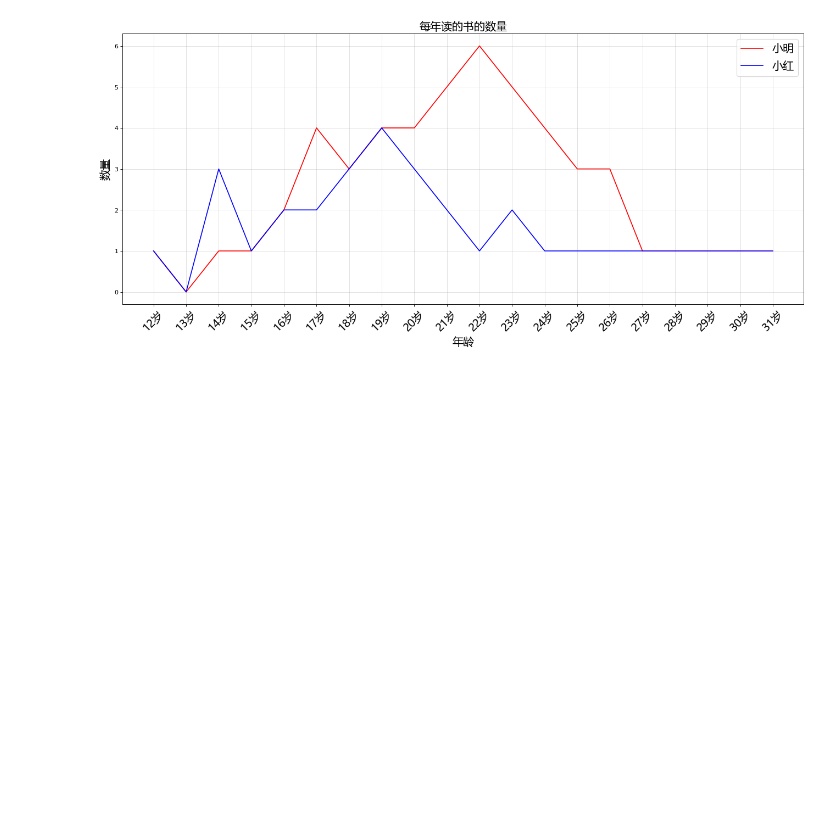
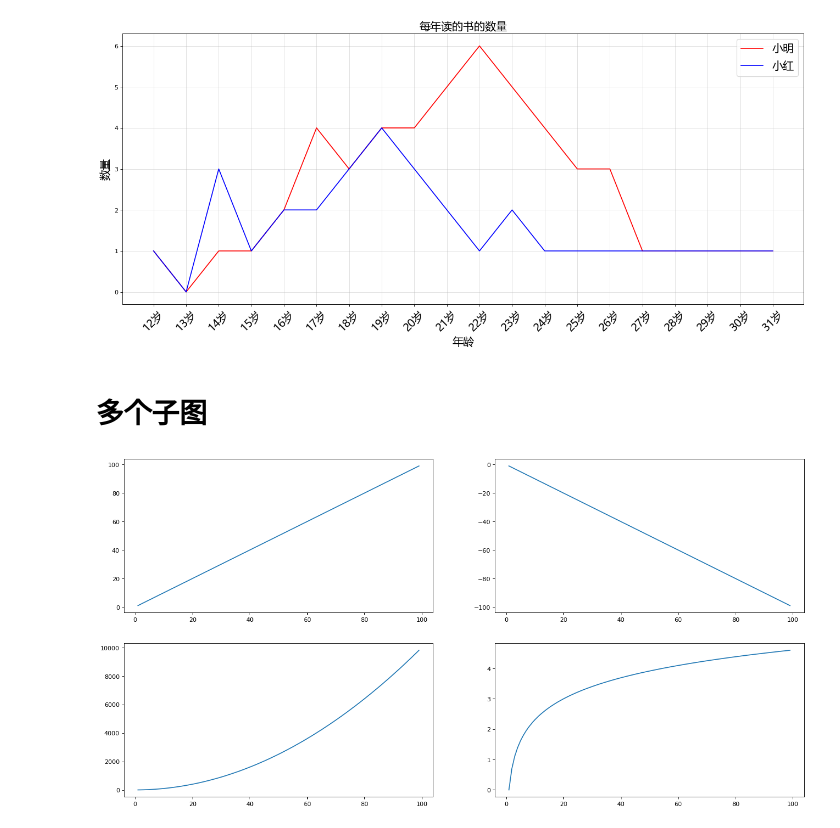
Before and after one commit to yuyinbo/path-to-deeplearning, a Jupyter notebook: 02_data_analysis/day8/matplotlib.ipynb, the cells around one changed output. Cells and saved outputs as stored; diff of their text form; code cells hidden in the pictures; blank space fills up the shorter version.

Commit message:
update: matplotlib, numpy and pandas exercises

```diff
--- a/02_data_analysis/day8/matplotlib.ipynb
+++ b/02_data_analysis/day8/matplotlib.ipynb
@@ -88,3 +89,26 @@ plt.legend(prop=my_font, loc='upper right')
 plt.show()
 # %% [output]
 [figure]
+# %% [markdown]
+# 多个子图
+# %%
+import numpy as np
+
+x = np.arange(1, 100)
+# 生成数组1，2...，99
+fig, axes = plt.subplots(2, 2, figsize=(20, 10), dpi=80)
+# subplot的参数意思是创建一个两行两列的子图，返回值是一个figure对象和一个axes对象列表
+# figure指整个画布，axes是一个2x2的数组，里面每个元素都是一个子坐标系
+ax1 = axes[0, 0]
+ax2 = axes[0, 1]
+ax3 = axes[1, 0]
+ax4 = axes[1, 1]
+# 从axes数组中取出四个子图对象
+ax1.plot(x, x)
+ax2.plot(x, -x)
+ax3.plot(x, x ** 2)
+ax4.plot(x, np.log(x))
+# 在四个子图上分别画出四条曲线
+plt.show()
+# %% [output]
+[figure, added]
```
Also changed, not shown: parts of 13 cells of this notebook, 10 other files.
